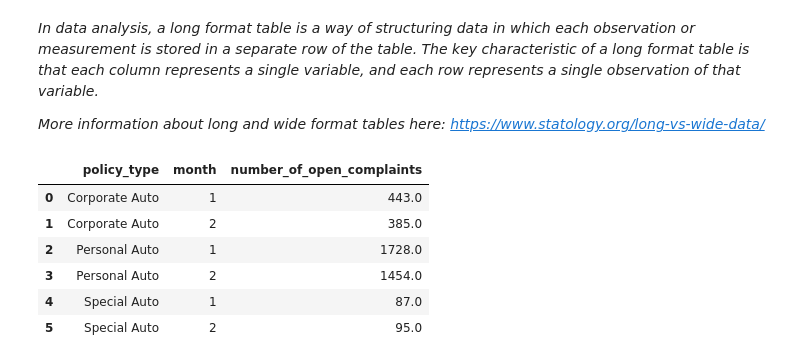
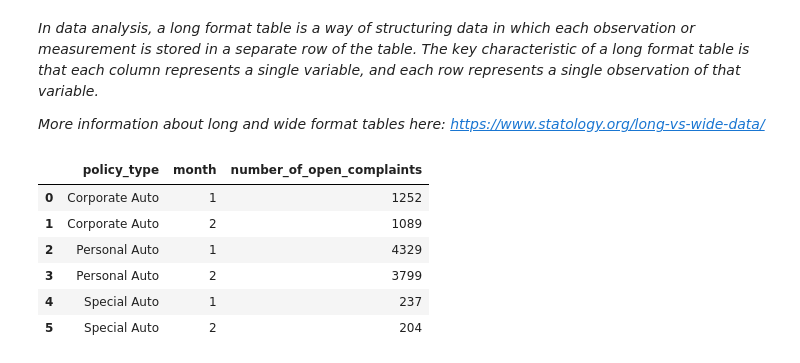
Before and after one commit to Aminmoh9/lab-dw-data-structuring-and-combining, a Jupyter notebook: lab-dw-data-structuring-and-combining.ipynb, the cells around one changed output. Cells and saved outputs as stored; diff of their text form; code cells hidden in the pictures.

```diff
--- a/lab-dw-data-structuring-and-combining.ipynb
+++ b/lab-dw-data-structuring-and-combining.ipynb
@@ -424,13 +424,13 @@ Show it in a long format table.
 
 *More information about long and wide format tables here: https://www.statology.org/long-vs-wide-data/*
 # %%
-df_complaints = df.groupby(['policy_type', 'month'])['number_of_open_complaints'].sum().reset_index().round()
+df_complaints = df.groupby(['policy_type', 'month'])['number_of_open_complaints'].count().reset_index()
 df_complaints
 # %% [output]
 |  | policy_type | month | number_of_open_complaints |
-| 0 | Corporate Auto | 1 | 443.0 |
-| 1 | Corporate Auto | 2 | 385.0 |
-| 2 | Personal Auto | 1 | 1728.0 |
-| 3 | Personal Auto | 2 | 1454.0 |
-| 4 | Special Auto | 1 | 87.0 |
-| 5 | Special Auto | 2 | 95.0 |
+| 0 | Corporate Auto | 1 | 1252 |
+| 1 | Corporate Auto | 2 | 1089 |
+| 2 | Personal Auto | 1 | 4329 |
+| 3 | Personal Auto | 2 | 3799 |
+| 4 | Special Auto | 1 | 237 |
+| 5 | Special Auto | 2 | 204 |
```
